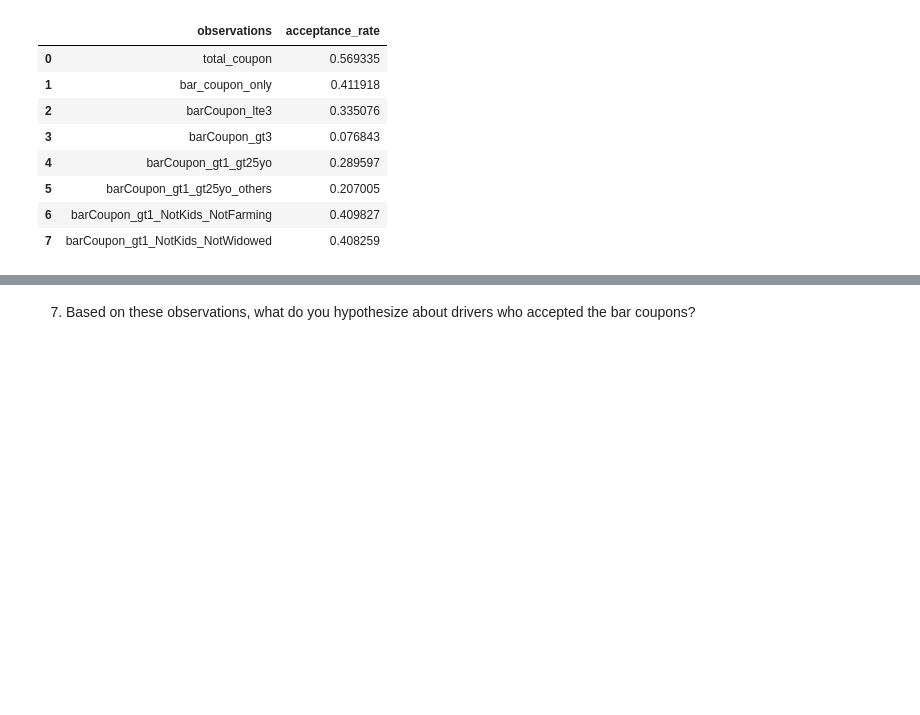
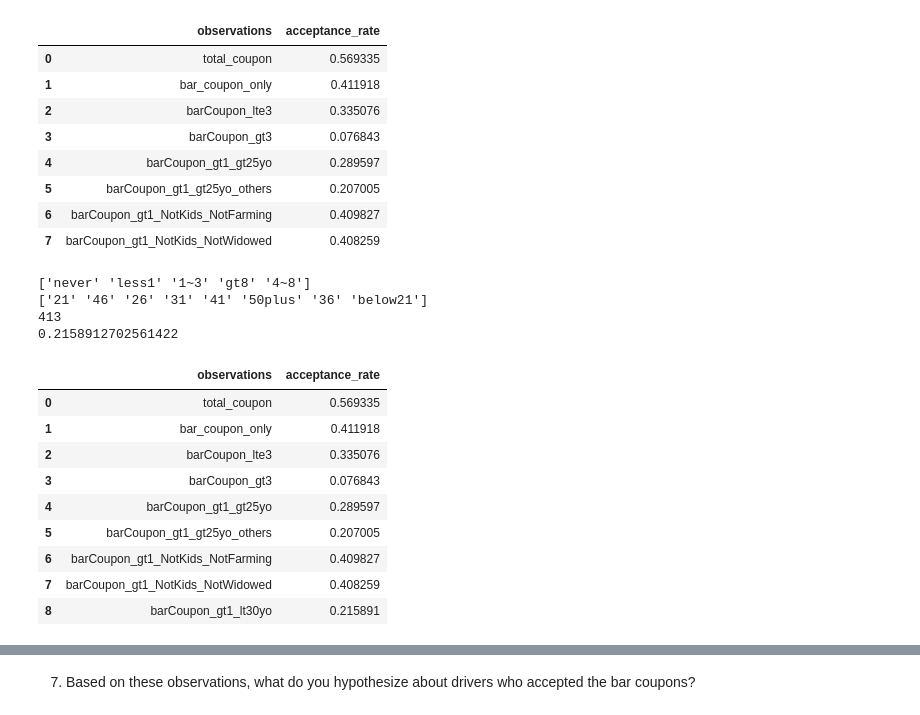
Before and after one commit to anhphong2312/ML-App1, a Jupyter notebook: assignment_5_1_starter/prompt.ipynb, the cells around one changed output, grey strips where cells are left out. Drawn from its saved outputs; the diff is of its cells as text; code cells hidden in the pictures; blank space fills up the shorter version.

```diff
--- a/assignment_5_1_starter/prompt.ipynb
+++ b/assignment_5_1_starter/prompt.ipynb
@@ -374,0 +371,30 @@ result_df.head(10)
+# %%
+#- go to bars more than once a month and are under the age of 30
+print(df_bar["Bar"].unique())
+print(df_bar["age"].unique())
+
+bar_values = ['1~3','gt8','4~8'] #go to bars more than once a month
+age_values = ['21','26','below21'] # under the age of 30
+
+accept_count_barCoupon_gt1_lt30yo = df_bar.query(("Bar in @bar_values") and ("age in @age_values"))["Y"].sum()
+print(accept_count_barCoupon_gt1_lt30yo)
+accept_rate_barCoupon_gt1_lt30yo = accept_count_barCoupon_gt1_lt30yo / len(df_bar["Y"])
+print(accept_rate_barCoupon_gt1_lt30yo)
+new_row = pd.Series({'observations': "barCoupon_gt1_lt30yo", 'acceptance_rate': accept_rate_barCoupon_gt1_lt30yo})
+result_df = pd.concat([result_df, new_row.to_frame().T ], ignore_index=True)
+result_df.head(10)
+# %% [output]
+['never' 'less1' '1~3' 'gt8' '4~8']
+['21' '46' '26' '31' '41' '50plus' '36' 'below21']
+413
+0.2158912702561422
+|  | observations | acceptance_rate |
+| 0 | total_coupon | 0.569335 |
+| 1 | bar_coupon_only | 0.411918 |
+| 2 | barCoupon_lte3 | 0.335076 |
+| 3 | barCoupon_gt3 | 0.076843 |
+| 4 | barCoupon_gt1_gt25yo | 0.289597 |
+| 5 | barCoupon_gt1_gt25yo_others | 0.207005 |
+| 6 | barCoupon_gt1_NotKids_NotFarming | 0.409827 |
+| 7 | barCoupon_gt1_NotKids_NotWidowed | 0.408259 |
+| 8 | barCoupon_gt1_lt30yo | 0.215891 |
```
Also changed, not shown: parts of 4 cells of this notebook.
